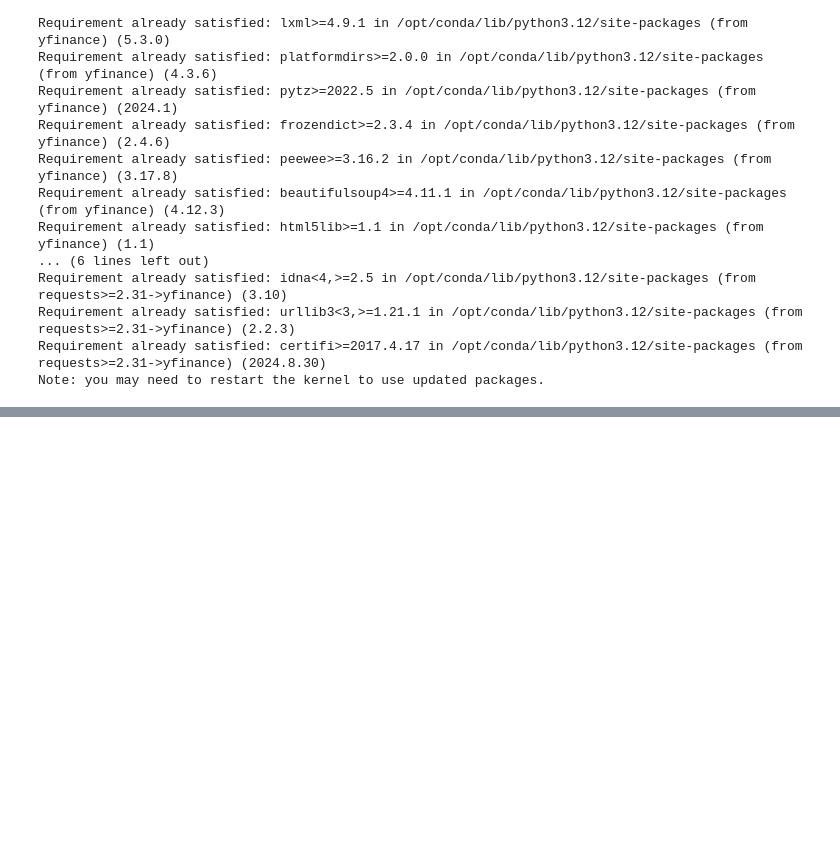
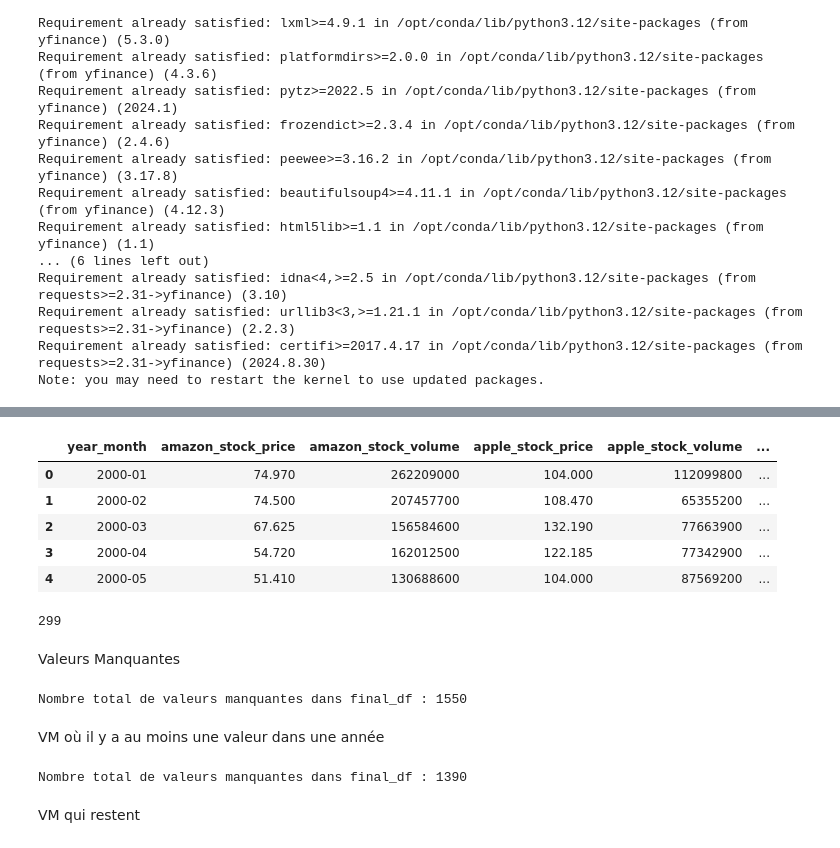
Before and after one commit to hafsaelibrahimi/projet_gold_refuge, a Jupyter notebook: dataset.ipynb, the cells around one changed output, grey strips where cells are left out. Saved outputs shown, nothing was run; the diff lists cells and outputs as text; code cells hidden in the pictures; blank space fills up the shorter version.

```diff
--- a/dataset.ipynb
+++ b/dataset.ipynb
@@ -160,0 +176,62 @@ Date
+# %%
+element_files = [
+    "bitcoin_historical_data.csv",
+    "ethereum_historical_data.csv",
+    "gold_historical_data_2000_2024.csv",
+    "s&p 500_historical_data.csv"
+]
+# Boucle sur chaque fichier d'éléments
+for file in element_files:
+    # Charger les données en ignorant les deux premières lignes inutiles
+    df = pd.read_csv(file, skiprows=2)
+
+    # Récupérer le nom de l'élément
+    element_name = file.replace("_historical_data.csv", "").replace(".csv", "").replace(" ", "").lower()
+
+    # Renommer les colonnes en utilisant leur position
+    df = df.iloc[:, [0, 2, 3, 5]]  # Sélectionne les colonnes Date, High, Low, Volume
+    df.columns = ["timestamp", "high", "low", "volume"]  # Renommer pour uniformité
+
+    # Convertir la colonne timestamp en datetime
+    df['timestamp'] = pd.to_datetime(df['timestamp'])
+
+    # Ajouter une colonne année-mois
+    df['year_month'] = df['timestamp'].dt.to_period('M')
+
+    # Calculer le prix moyen
+    df[f'{element_name}_price'] = (df['high'] + df['low']) / 2
+    df[f'{element_name}_volume'] = df['volume']
+
+    # Garder uniquement les colonnes nécessaires
+    df = df[['year_month', f'{element_name}_price', f'{element_name}_volume']]
+
+    # Supprimer les colonnes existantes avant fusion
+    for col in [f'{element_name}_price', f'{element_name}_volume']:
+        if col in final_df.columns:
+            final_df.drop(columns=col, inplace=True)
+
+    # Fusionner avec le DataFrame principal
+    final_df = pd.merge(final_df, df, on='year_month', how='left')
+# %%
+final_df.head()
+# %% [output]
+|  | year_month | amazon_stock_price | amazon_stock_volume | apple_stock_price | apple_stock_volume | ... |
+| 0 | 2000-01 | 74.970 | 262209000 | 104.000 | 112099800 | ... |
+| 1 | 2000-02 | 74.500 | 207457700 | 108.470 | 65355200 | ... |
+| 2 | 2000-03 | 67.625 | 156584600 | 132.190 | 77663900 | ... |
+| 3 | 2000-04 | 54.720 | 162012500 | 122.185 | 77342900 | ... |
+| 4 | 2000-05 | 51.410 | 130688600 | 104.000 | 87569200 | ... |
+# %%
+print(len(final_df))
+# %% [output]
+299
+# %% [markdown]
+Valeurs Manquantes
+# %%
+# Compter le nombre total de valeurs manquantes dans final_df
+missing_values_count = final_df.isnull().sum().sum()
+print(f"Nombre total de valeurs manquantes dans final_df : {missing_values_count}")
+# %% [output]
+Nombre total de valeurs manquantes dans final_df : 1550
+# %% [markdown]
+VM où il y a au moins une valeur dans une année
@@ -160,0 +249,7 @@ Date
+# %%
+missing_values_count = final_df.isnull().sum().sum()
+print(f"Nombre total de valeurs manquantes dans final_df : {missing_values_count}")
+# %% [output]
+Nombre total de valeurs manquantes dans final_df : 1390
+# %% [markdown]
+VM qui restent
```
Also changed, not shown: parts of 9 cells of this notebook, 14 other files.
